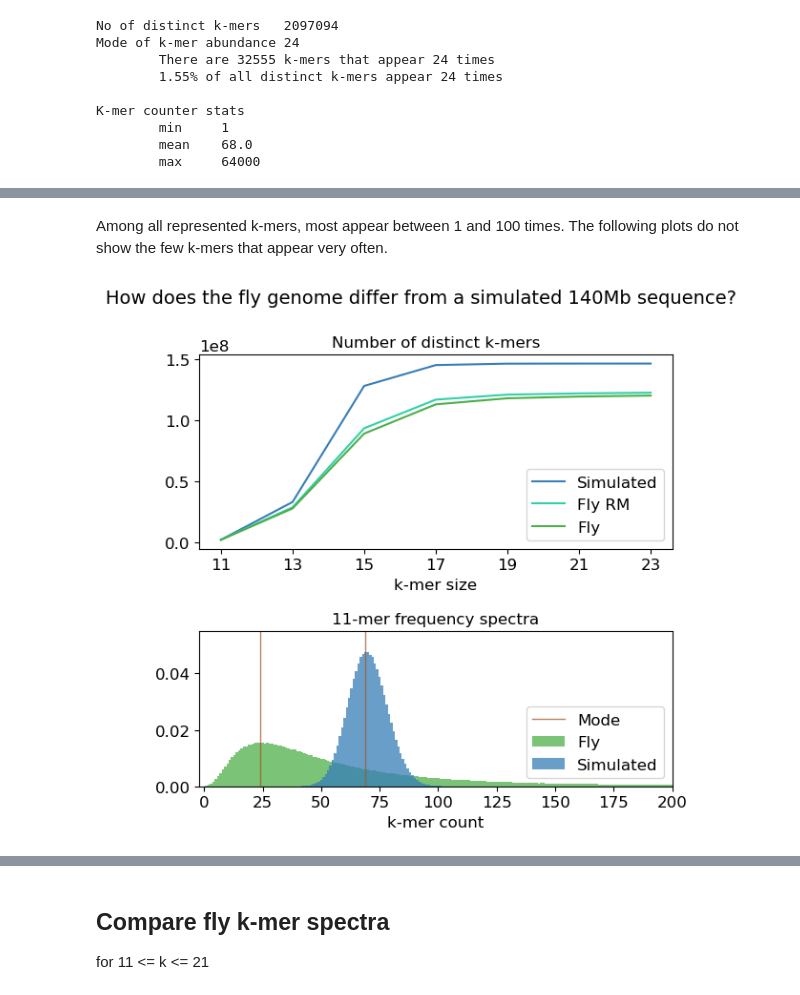
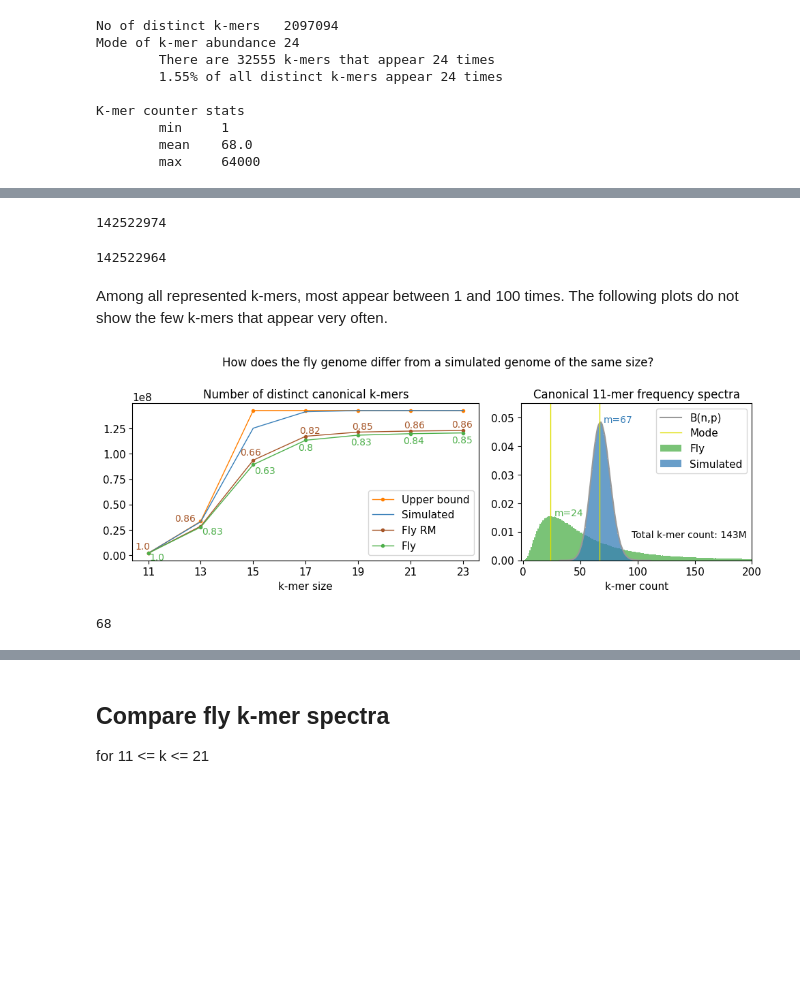
Before and after one commit to eaasna/DREAM-stellar-benchmark, a Jupyter notebook: work-python/kmer-spectra/kmer occurrence counts.ipynb, the cells around one changed output, grey strips where cells are left out. Saved outputs shown, nothing was run; the diff lists cells and outputs as text; code cells hidden in the pictures; blank space fills up the shorter version.

```diff
--- a/work-python/kmer-spectra/kmer occurrence counts.ipynb
+++ b/work-python/kmer-spectra/kmer occurrence counts.ipynb
@@ -11,5 +12,6 @@ CB_color_cycle = ['#377eb8', '#ff7f00', '#4daf4a',
 
 c_darkblue = CB_color_cycle[0]
 c_darkgreen = CB_color_cycle[2]
-c_darkpurple = CB_color_cycle[3]
+c_darkpurple = CB_color_cycle[4]
+c_darkred = CB_color_cycle[1]
 # %%
@@ -125,0 +191,3 @@ sim_occ.head()
+# %%
+rand_sample = np.random.randint(low=0.0, high=4**11/2, size=np.sum(sim_occ["count"] * sim_occ["occurrences"]))
+rand_sample
@@ -125,0 +196,13 @@ sim_occ.head()
+# %%
+kmer, kmer_count = np.unique(rand_sample, return_counts = True)
+
+occurrences, count = np.unique(kmer_count, return_counts = True)
+data = {'count': count,
+        'occurrences': occurrences}
+
+rand_occ = pd.DataFrame(data)
+# %%
+#del kmer, rand_sample, kmer_count
+rand_occ["frequency"] = rand_occ["count"] / np.sum(rand_occ["count"])
+rand_occ.sort_values(by=['occurrences'], inplace = True)
+rand_occ.head()
@@ -171,34 +275,68 @@ def plot_abundance(ax, df, abundance_thresh, max_freq, name, colorname):
     ax.set_xlim([-abundance_thresh*0.01, abundance_thresh])
     ax.set_ylim(0, max_freq)
     #ax.set_title(name, fontsize = MEDIUM_SIZE)
+# %%
+np.sum(fly_occ["count"] * fly_occ["occurrences"])
+# %% [output]
+142522974
+# %%
+np.sum(sim_occ["count"] * sim_occ["occurrences"])
+# %% [output]
+142522964
 # %% [markdown]
 Among all represented k-mers, most appear between 1 and 100 times. The following plots do not show the few k-mers that appear very often.
 # %%
-fig, (ax1, ax2) = plt.subplots(2, height_ratios=[5, 4])
-fig.set_figheight(6)
-fig.set_figwidth(6)
-fig.suptitle("How does the fly genome differ from a simulated 140Mb sequence?")
+stacked = False
+if stacked:
+    fig, (ax1, ax2) = plt.subplots(2, height_ratios=[7, 6])
+    fig.set_figheight(6.5)
+    fig.set_figwidth(6)
+    fig.suptitle("How does the fly genome differ from a simulated genome of the same size?")
+else:
+    fig, (ax1, ax2) = plt.subplots(ncols = 2, width_ratios=[12, 8])
+    fig.set_figheight(3.7)
+    fig.set_figwidth(10)
+    fig.suptitle("How does the fly genome differ from a simulated genome of the same size?")
 
 plot_distinct(ax1)
+
+# plot binomial trial
+ax2.plot(rand_occ["occurrences"], rand_occ["frequency"], color = CB_color_cycle[6], label = "B(n,p)")
+
 plot_abundance(ax2, fly_occ, 200, 0.055, "Fly", c_darkgreen)
 plot_abundance(ax2, sim_occ, 200, 0.055, "Simulated", c_darkblue)
 
 ab_mode = fly_occ["occurrences"][np.argmax(fly_occ["count"])]
-ax2.axvline(ab_mode, linewidth = 1, label = "Mode", color = CB_color_cycle[4], alpha = 0.75)
+ax2.axvline(ab_mode, linewidth = 1, label = "Mode", color = CB_color_cycle[8])
+ax2.text(ab_mode + 3, fly_occ["frequency"][np.argmax(fly_occ["count"])], "m=" + str(ab_mode), size = XSMALL_SIZE, color = c_darkgreen)
+
 ab_mode = sim_occ["occurrences"][np.argmax(sim_occ["count"])]
-ax2.axvline(ab_mode, linewidth = 1, color = CB_color_cycle[4], alpha = 0.75)
+ax2.axvline(ab_mode, linewidth = 1, color = CB_color_cycle[8])
+ax2.text(ab_mode + 3, sim_occ["frequency"][np.argmax(sim_occ["count"])], "m=" + str(ab_mode), size = XSMALL_SIZE, color = c_darkblue)
 
-ax2.set_title("11-mer frequency spectra")
-ax2.legend(loc="lower right")
+#ab_mode = rand_occ["occurrences"][np.argmax(rand_occ["count"])]
+#ax2.axvline(ab_mode, linewidth = 1, color = CB_color_cycle[4], alpha = 0.75)
 
-ax2.legend(loc = "lower right")
+ax2.text(95, 0.008, "Total k-mer count: 143M", size = XSMALL_SIZE)
+#ax2.text(95, 0.004, "E(x)=" + str(round(np.sum(sim_occ["count"] * sim_occ["occurrences"]) / np.sum(sim_occ["count"]))), size = XSMALL_SIZE)
+
+#ax2.text(110, 0.005, "Max k-mer count: " + str(np.max(fly_occ["occurrences"])), size = XSMALL_SIZE, color = c_darkgreen)
+#ax2.text(110, 0.02, "Total k-mer count: " + str(np.sum(rand_occ["count"] * rand_occ["occurrences"])), size = XSMALL_SIZE, color = CB_color_cycle[6])
+
+ax2.set_title("Canonical 11-mer frequency spectra")
+
+ax2.legend(loc = "upper right")
 ax2.set_xlabel("k-mer count")
 
 #handles, labels = ax1.get_legend_handles_labels()
 #fig.legend(handles, labels, bbox_to_anchor=(0.935,0.75))
 
-#fig.subplots_adjust(wspace=0.1, bottom = 0.12, top = 0.87)
 fig.tight_layout()
-fig.savefig('140Mb_spectra.svg', dpi = 600)
+fig.savefig('140Mb_spectra_RM.svg', dpi = 200)
 # %% [output]
-[figure, old version]
+[figure, new version]
+# %%
+ab_mean = np.sum(sim_occ["count"] * sim_occ["occurrences"]) / np.sum(sim_occ["count"])
+round(ab_mean)
+# %% [output]
+68
```
Also changed, not shown: parts of 22 cells of this notebook, 4 other files.
